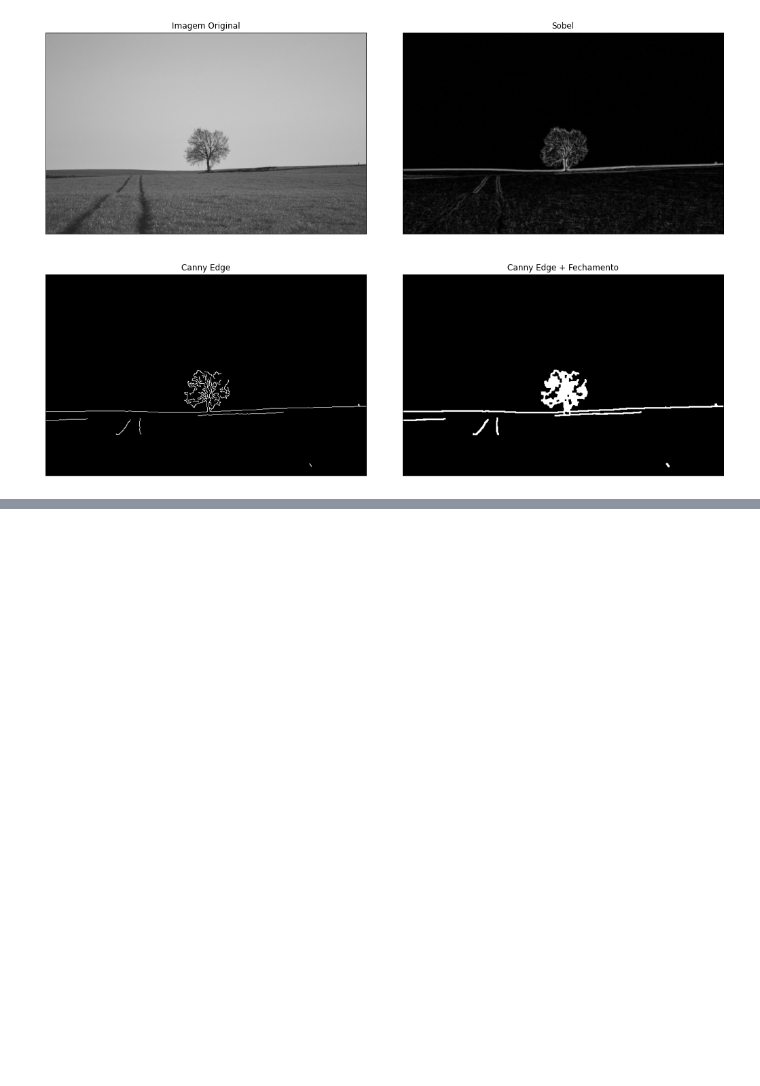
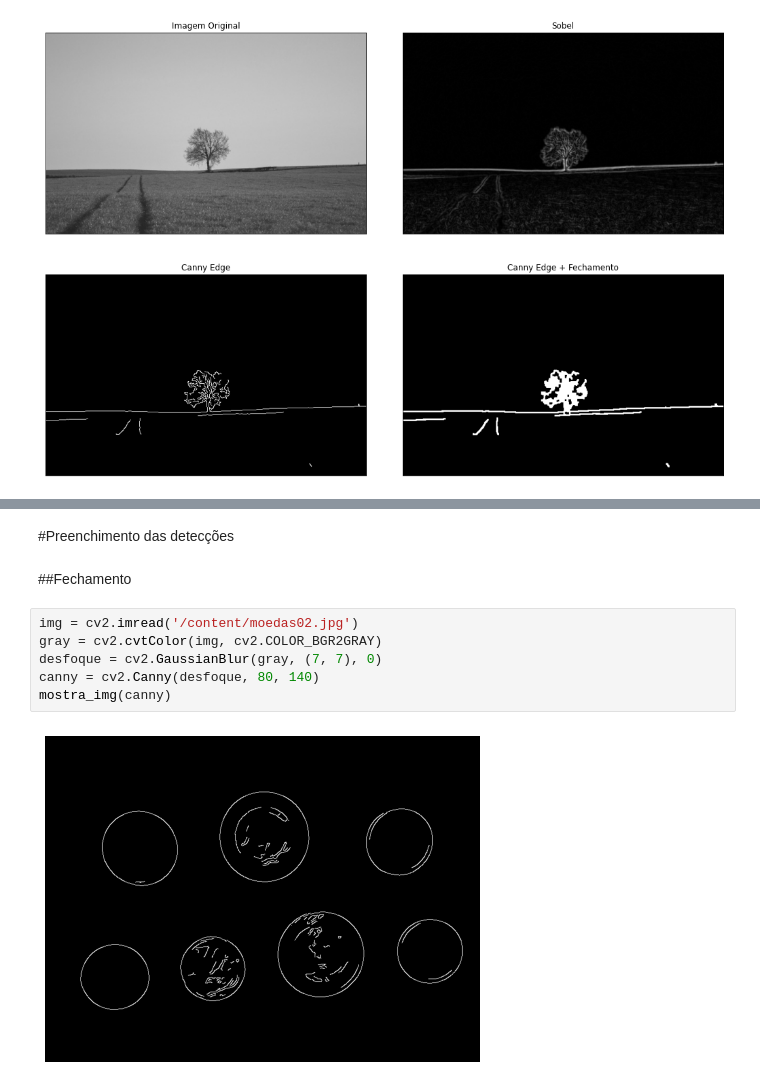
Before and after one commit to ChristianSF/Computer_Vision, a Jupyter notebook: OpenCV/Segmentação_Imagens.ipynb, the cells around one changed output, grey strips where cells are left out. Saved outputs shown, nothing was run; the diff lists cells and outputs as text; blank space fills up the shorter version.

```diff
--- a/OpenCV/Segmentação_Imagens.ipynb
+++ b/OpenCV/Segmentação_Imagens.ipynb
@@ -162,0 +183,12 @@ segmentacao_bordas(gray)
+# %% [markdown]
+#Preenchimento das detecções
+# %% [markdown]
+##Fechamento
+# %%
+img = cv2.imread('/content/moedas02.jpg')
+gray = cv2.cvtColor(img, cv2.COLOR_BGR2GRAY)
+desfoque = cv2.GaussianBlur(gray, (7, 7), 0)
+canny = cv2.Canny(desfoque, 80, 140)
+mostra_img(canny)
+# %% [output]
+[figure, added]
```
Also changed, not shown: parts of 11 cells of this notebook.
